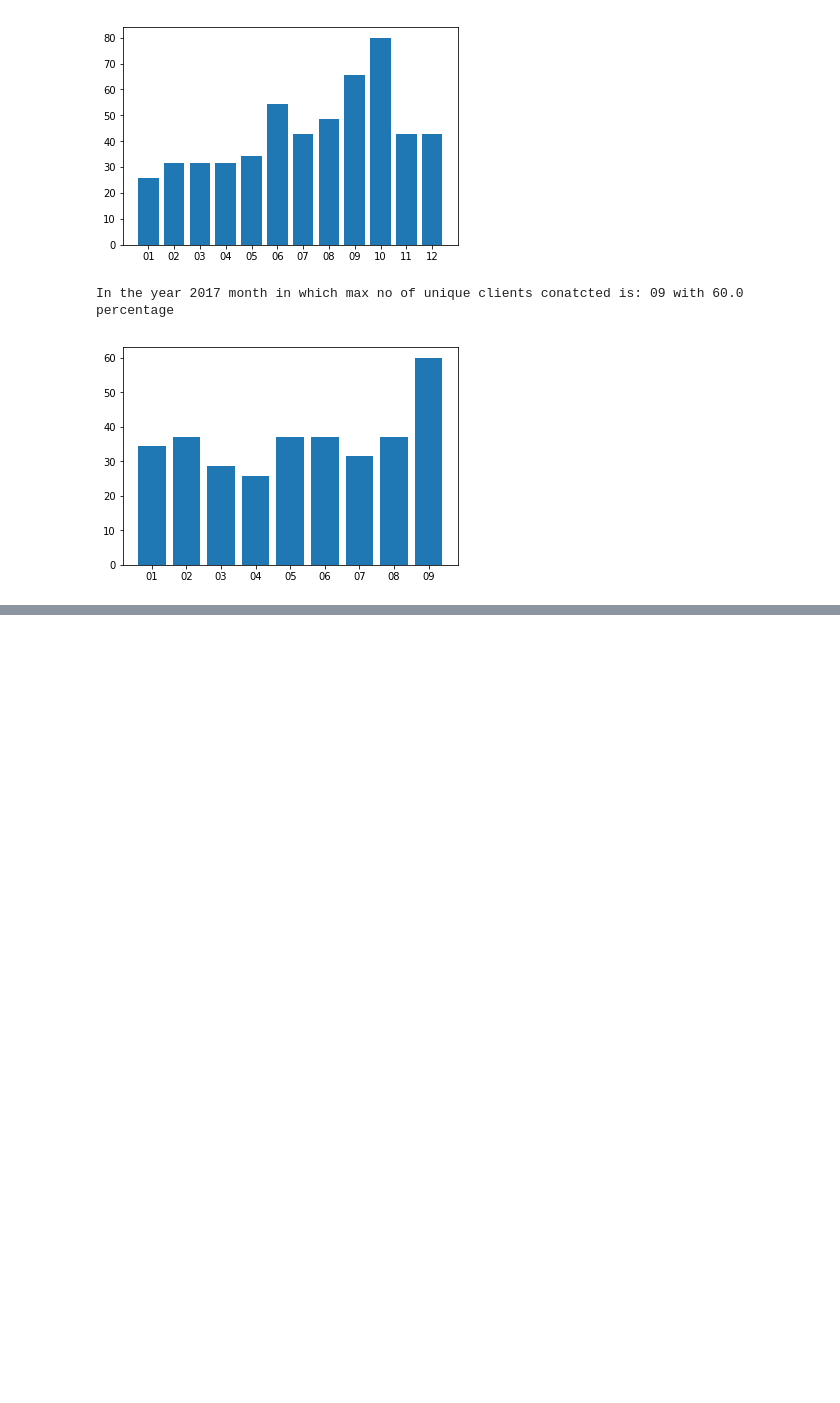
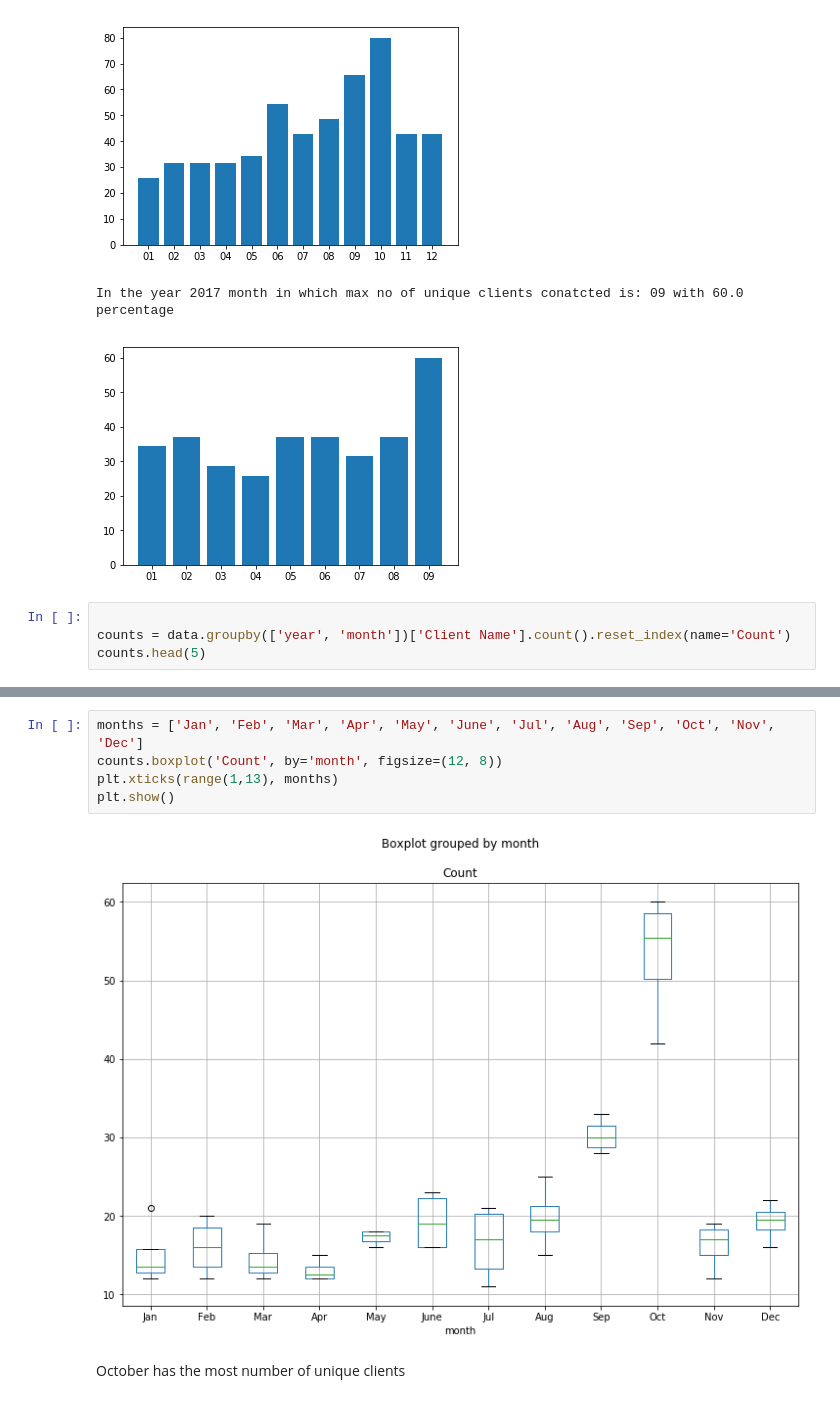
Before and after one commit to virinchiande/Spread-sheet-analysis, a Jupyter notebook: Simple+Spreadsheet+Analysis.ipynb, the cells around one changed output, grey strips where cells are left out. Drawn from its saved outputs; the diff is of its cells as text; blank space fills up the shorter version.

```diff
--- a/Simple+Spreadsheet+Analysis.ipynb
+++ b/Simple+Spreadsheet+Analysis.ipynb
@@ -237,3 +237,7 @@ In the year 2014 month in which max no of unique clients conatcted is: 10 with 8
 [figure]
 In the year 2017 month in which max no of unique clients conatcted is: 09 with 60.0 percentage
 [figure]
+# %%
+
+counts = data.groupby(['year', 'month'])['Client Name'].count().reset_index(name='Count')
+counts.head(5)
@@ -239,0 +251,9 @@ In the year 2017 month in which max no of unique clients conatcted is: 09 with 6
+# %%
+months = ['Jan', 'Feb', 'Mar', 'Apr', 'May', 'June', 'Jul', 'Aug', 'Sep', 'Oct', 'Nov', 'Dec']
+counts.boxplot('Count', by='month', figsize=(12, 8))
+plt.xticks(range(1,13), months)
+plt.show()
+# %% [output]
+[figure, added]
+# %% [markdown]
+October has the most number of unique clients
```
Also changed, not shown: parts of 1 cell of this notebook.
